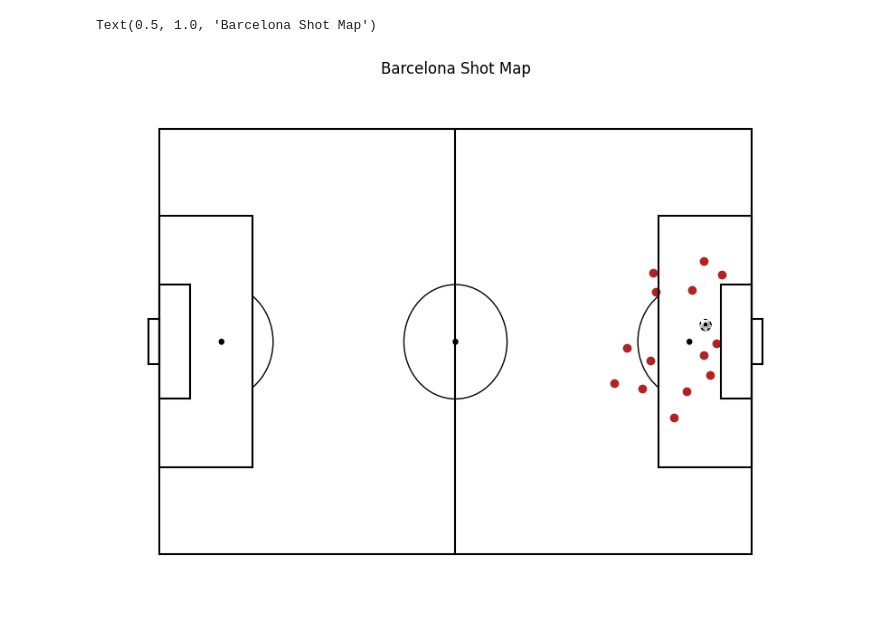
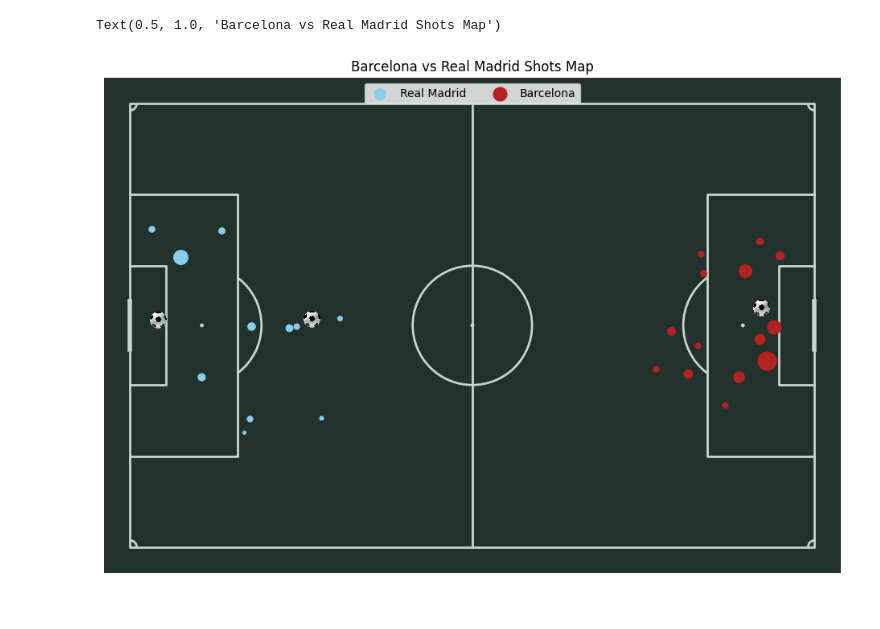
Before and after one commit to Football-Analytics-UCU/Real-Madrid, a Jupyter notebook: src/korotkova/rm_barca_shot_maps.ipynb, the cells around one changed output. Cells and saved outputs as stored; diff of their text form; code cells hidden in the pictures.

Commit message:
improve shot map

```diff
--- a/src/korotkova/rm_barca_shot_maps.ipynb
+++ b/src/korotkova/rm_barca_shot_maps.ipynb
@@ -1,36 +1,62 @@
 # %%
 # Shot Maps
-import matplotsoccer
 from matplotlib.offsetbox import OffsetImage, AnnotationBbox
 import matplotlib.pyplot as plt
 from main_data import main_content
+from mplsoccer.pitch import Pitch
+
 
 shots_data = main_content['shotmap']['shots']
+
 
 first_team_shots = []
 second_team_shots = []
 path = './ball.png'
 image = plt.imread(path)
-# Barcelona shot map
+
 for el in shots_data:
     if el['teamId'] != 8633:
         first_team_shots.append(
-            {'x': el['x'], 'y': el['y'], 'eventType': el['eventType'], 'color': 'green' if el['eventType'] == 'Goal' else 'firebrick'})
+            {'x': el['x'], 'y': el['y'],
+             'eventType': el['eventType'],
+             'color': 'green' if el['eventType'] == 'Goal' else 'firebrick',
+             'size': 100 if el['eventType'] == 'Goal' else 1000 * el['expectedGoals'],
+             'xG': el['expectedGoals']})
     else:
         second_team_shots.append(
-            {'x': el['x'], 'y': el['y'], 'eventType': el['eventType'], 'color': 'green' if el['eventType'] == 'Goal' else 'skyblue'})
+            {'x': el['x'], 'y': el['y'],
+             'eventType': el['eventType'],
+             'color': 'skyblue',
+             'size': 100 if el['eventType'] == 'Goal' else 1000 * el['expectedGoals'],
+             'xG': el['expectedGoals']})
 
-matplotsoccer.field("white", figsize=10, show=False)
+pitch = Pitch(pitch_type='uefa',
+              pitch_color='#22312b', line_color='#c7d5cc', corner_arcs=True)
+fig, ax = pitch.draw(
+    figsize=(12, 8), constrained_layout=True, tight_layout=False)
+
+for el in second_team_shots:
+    if el['eventType'] == 'Goal':
+        ab = AnnotationBbox(
+            OffsetImage(image, zoom=0.03), (2 * 52.5 - el['x'], 2 * 34 - el['y']), frameon=False)
+        plt.gca().add_artist(ab)
+    plt.scatter(2 * 52.5 - el['x'], 2 * 34 - el['y'],
+                color=el['color'], linewidths=1, s=el['size'], label='Real Madrid')
 
 for el in first_team_shots:
     if el['eventType'] == 'Goal':
         ab = AnnotationBbox(
-            OffsetImage(image, zoom=0.02), (el['x'], el['y']), frameon=False)
+            OffsetImage(image, zoom=0.03), (el['x'], el['y']), frameon=False)
         plt.gca().add_artist(ab)
-    plt.scatter(el['x'], el['y'], color=el['color'],
-                linewidths=1)
+    plt.scatter(el['x'], el['y'], color=el['color'], s=el['size'],
+                linewidths=1, label='Barcelona')
 
-plt.title('Barcelona Shot Map')
+
+handles, labels = plt.gca().get_legend_handles_labels()
+by_label = dict(zip(labels, handles))
+plt.legend(by_label.values(), by_label.keys(), loc='upper center', ncol=2)
+
+plt.title('Barcelona vs Real Madrid Shots Map')
 # %% [output]
-Text(0.5, 1.0, 'Barcelona Shot Map')
+Text(0.5, 1.0, 'Barcelona vs Real Madrid Shots Map')
-[figure, old version]
+[figure, new version]
```
Also changed, not shown: parts of 1 cell of this notebook.
